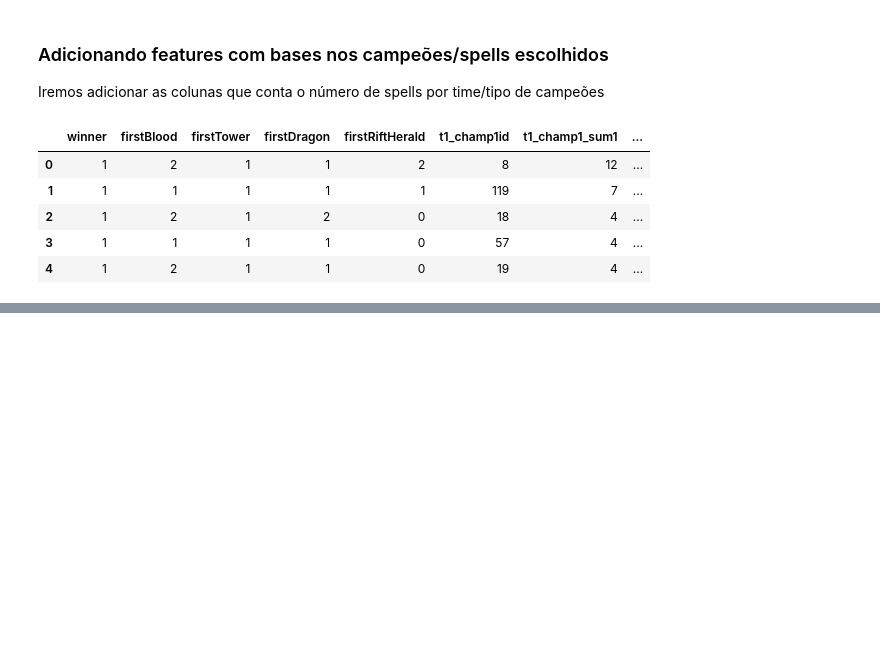
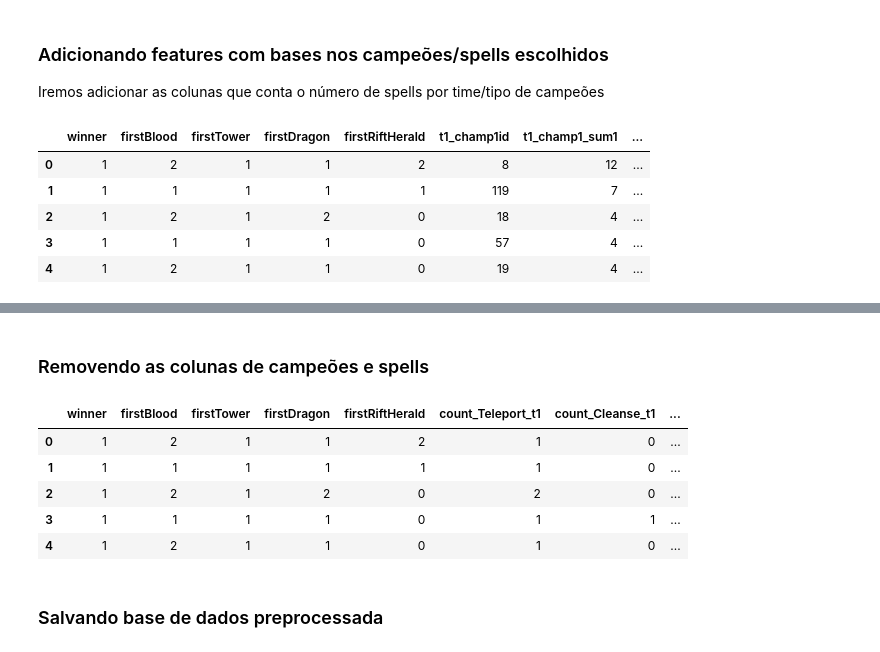
Before and after one commit to Fillipedem/LoLKaggle, a Jupyter notebook: Preprocessamento.ipynb, the cells around one changed output, grey strips where cells are left out. Cells and saved outputs as stored; diff of their text form; code cells hidden in the pictures; blank space fills up the shorter version.

Commit message:
Agregação de champions/spells concluida

```diff
--- a/Preprocessamento.ipynb
+++ b/Preprocessamento.ipynb
@@ -82,3 +103,29 @@ dataset.head()
 | 2 | 1 | 2 | 1 | 2 | 0 | 18 | 4 | ... |
 | 3 | 1 | 1 | 1 | 1 | 0 | 57 | 4 | ... |
 | 4 | 1 | 2 | 1 | 1 | 0 | 19 | 4 | ... |
+# %%
+def aggregate_tags(name, dataframe):
+    names = {}
+    for champion_id in champions_info:
+        if name == champion_first_tag(champion_id):
+            names[champion_id] = 1
+        else:
+            names[champion_id] = 0
+
+    df = dataframe.replace(names)
+    new_column = df.agg("sum", axis="columns")
+
+    return new_column
+# %%
+team_one_champions = ["t1_champ1id", "t1_champ2id", "t1_champ3id",
+                      "t1_champ4id", "t1_champ5id"]
+
+team_two_champions = ["t2_champ1id", "t2_champ2id", "t2_champ3id",
+                      "t2_champ4id", "t2_champ5id"]
+# %%
+# t1
+for tag in all_champions_tags():
+    dataset["count_" + tag + "_t1"] = aggregate_tags(tag, dataset[team_one_champions])
+# t2
+for tag in all_champions_tags():
+    dataset["count_" + tag + "_t2"] = aggregate_tags(tag, dataset[team_two_champions])
@@ -84,0 +141,20 @@ dataset.head()
+# %% [markdown]
+### Removendo as colunas de campeões e spells
+# %%
+# spells
+dataset.drop(columns=team_one_spells, inplace=True)
+dataset.drop(columns=team_two_spells, inplace=True)
+# campeões
+dataset.drop(columns=team_one_champions, inplace=True)
+dataset.drop(columns=team_two_champions, inplace=True)
+# %%
+dataset.head()
+# %% [output]
+|  | winner | firstBlood | firstTower | firstDragon | firstRiftHerald | count_Teleport_t1 | count_Cleanse_t1 | ... |
+| 0 | 1 | 2 | 1 | 1 | 2 | 1 | 0 | ... |
+| 1 | 1 | 1 | 1 | 1 | 1 | 1 | 0 | ... |
+| 2 | 1 | 2 | 1 | 2 | 0 | 2 | 0 | ... |
+| 3 | 1 | 1 | 1 | 1 | 0 | 1 | 1 | ... |
+| 4 | 1 | 2 | 1 | 1 | 0 | 1 | 0 | ... |
+# %% [markdown]
+### Salvando base de dados preprocessada
```
Also changed, not shown: parts of 7 cells of this notebook, 3 other files.
